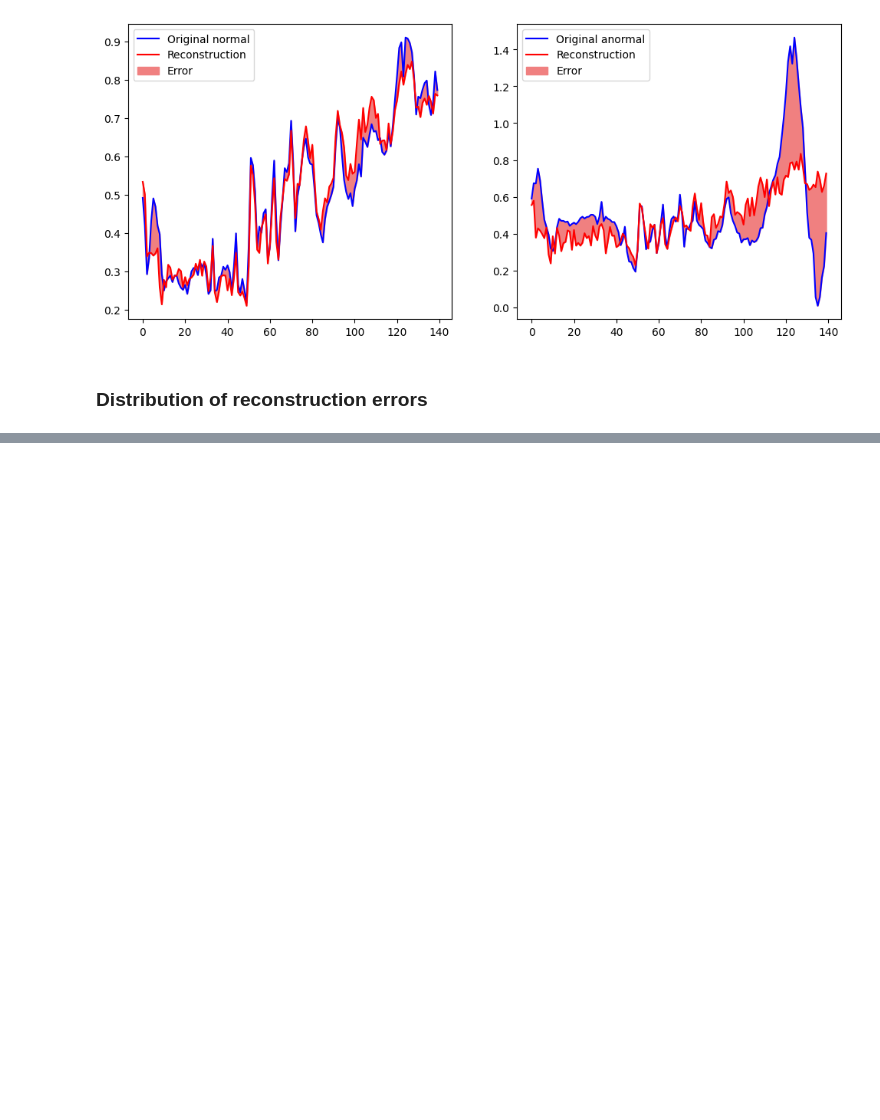
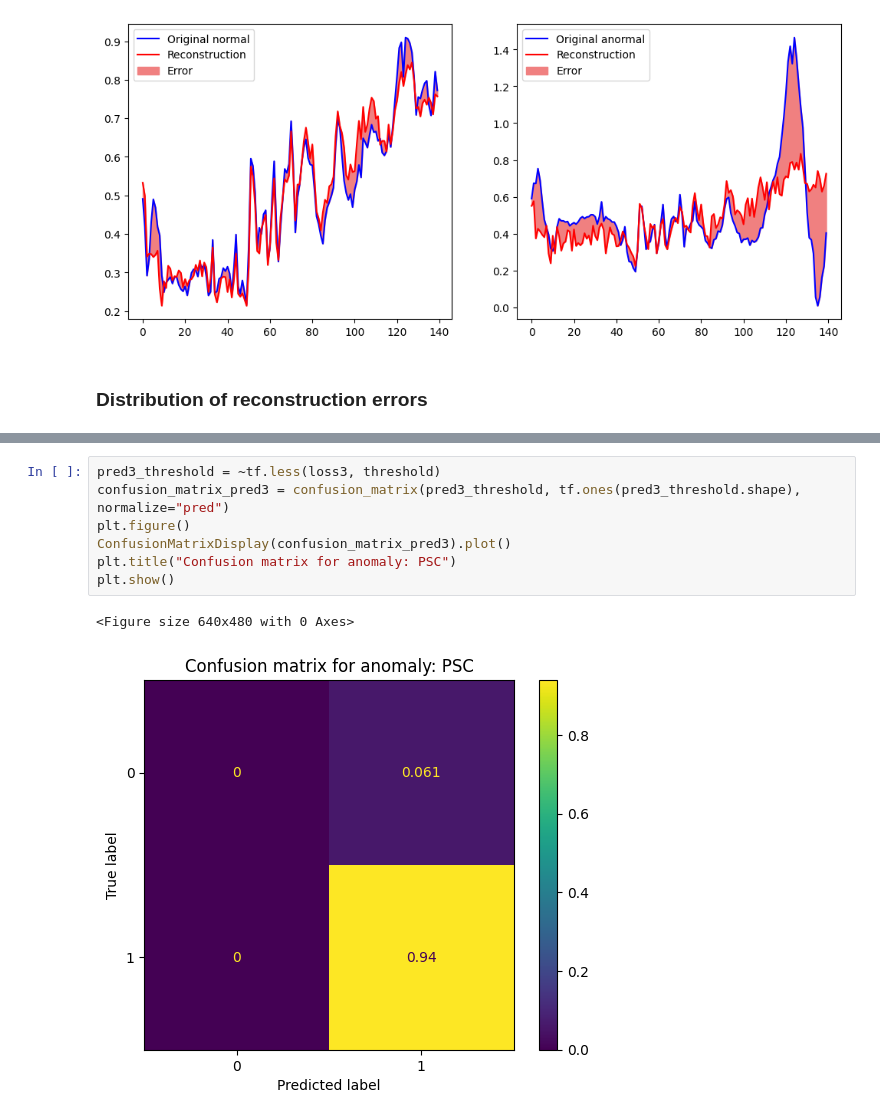
Before and after one commit to Simon890/anomaly-detection-autoencoder, a Jupyter notebook: Solution.ipynb, the cells around one changed output, grey strips where cells are left out. Cells and saved outputs as stored; diff of their text form; blank space fills up the shorter version.

```diff
--- a/Solution.ipynb
+++ b/Solution.ipynb
@@ -291,0 +319,10 @@ plt.show()
+# %%
+pred3_threshold = ~tf.less(loss3, threshold)
+confusion_matrix_pred3 = confusion_matrix(pred3_threshold, tf.ones(pred3_threshold.shape), normalize="pred")
+plt.figure()
+ConfusionMatrixDisplay(confusion_matrix_pred3).plot()
+plt.title("Confusion matrix for anomaly: PSC")
+plt.show()
+# %% [output]
+<Figure size 640x480 with 0 Axes>
+[figure, added]
```
Also changed, not shown: parts of 10 cells of this notebook.
